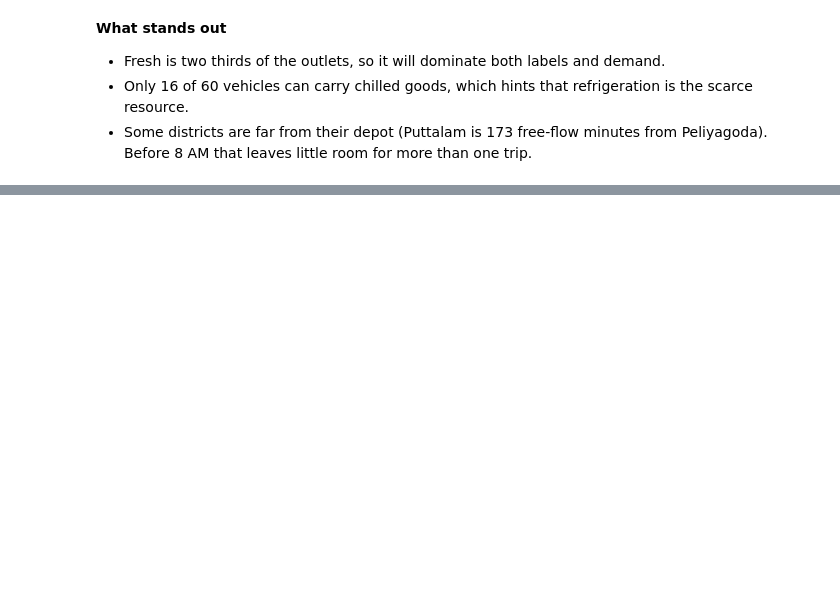
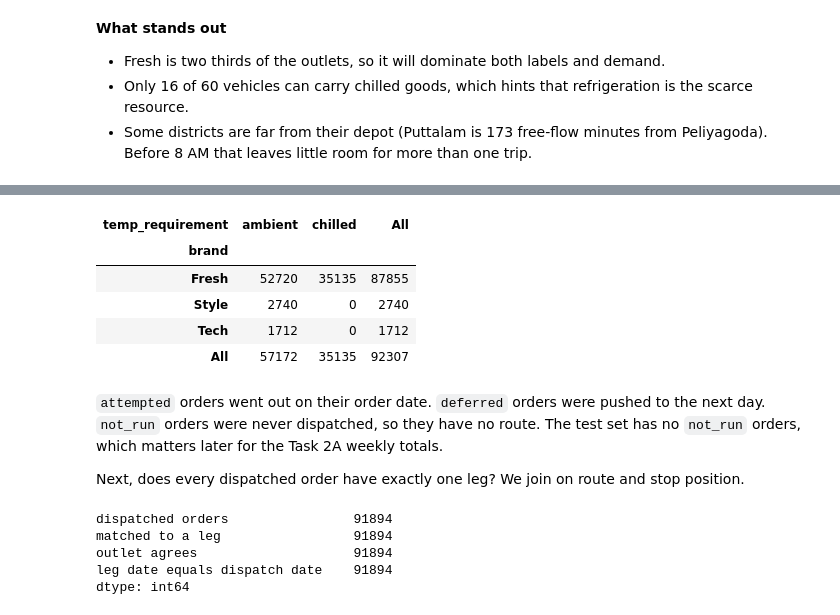
Before and after one commit to sameera-ekanayaka/Xora_Datathon, a Jupyter notebook: notebooks/01_data_understanding.ipynb, the cells around one changed output, grey strips where cells are left out. Drawn from its saved outputs; the diff is of its cells as text; code cells hidden in the pictures; blank space fills up the shorter version.

Commit message:
Check how orders join to route legs

```diff
--- a/notebooks/01_data_understanding.ipynb
+++ b/notebooks/01_data_understanding.ipynb
@@ -153,0 +182,31 @@ district_travel.merge(
+# %%
+pd.crosstab(orders.brand, orders.temp_requirement, margins=True)
+# %% [output]
+| temp_requirement | ambient | chilled | All |
+| brand |  |  |  |
+| Fresh | 52720 | 35135 | 87855 |
+| Style | 2740 | 0 | 2740 |
+| Tech | 1712 | 0 | 1712 |
+| All | 57172 | 35135 | 92307 |
+# %% [markdown]
+`attempted` orders went out on their order date. `deferred` orders were pushed to the next day. `not_run` orders were never dispatched, so they have no route. The test set has no `not_run` orders, which matters later for the Task 2A weekly totals.
+
+Next, does every dispatched order have exactly one leg? We join on route and stop position.
+# %%
+dispatched = orders[orders.route_id.notna()].astype({"seq_in_route": int})
+joined = dispatched.merge(
+    legs, left_on=["route_id", "seq_in_route"], right_on=["route_id", "seq"],
+    how="left", suffixes=("", "_leg"), indicator=True,
+)
+pd.Series({
+    "dispatched orders": len(dispatched),
+    "matched to a leg": (joined._merge == "both").sum(),
+    "outlet agrees": (joined.outlet_id == joined.to_outlet).sum(),
+    "leg date equals dispatch date": (joined.dispatch_date == joined.date).sum(),
+})
+# %% [output]
+dispatched orders                91894
+matched to a leg                 91894
+outlet agrees                    91894
+leg date equals dispatch date    91894
+dtype: int64
```
Also changed, not shown: parts of 5 cells of this notebook.
